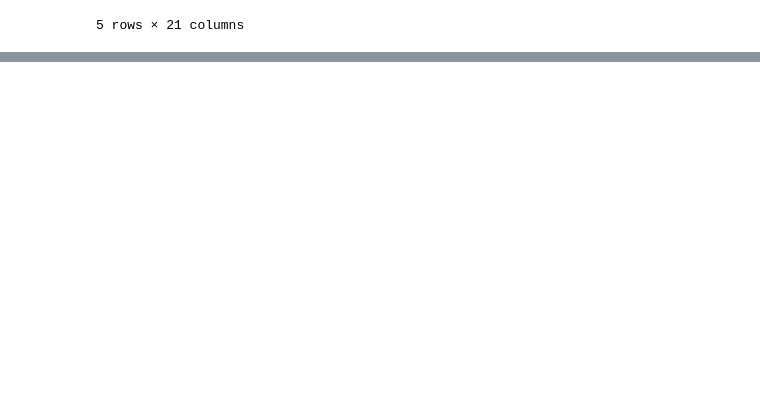
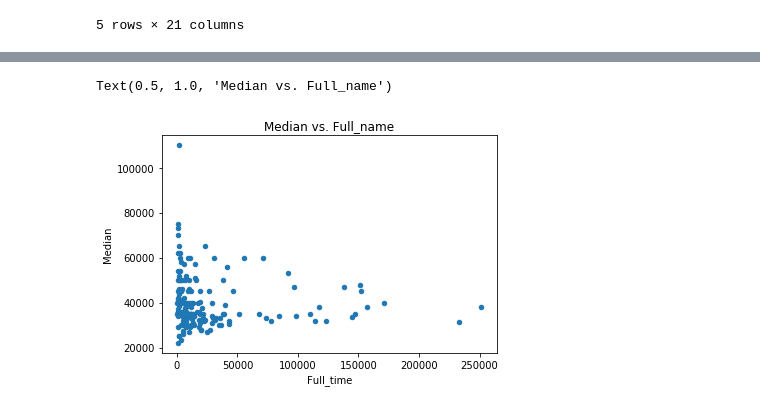
Before and after one commit to mingyyy/dataquest_projects, a Jupyter notebook: DQ_visualization_recent_grads.ipynb, the cells around one changed output, grey strips where cells are left out. Saved outputs shown, nothing was run; the diff lists cells and outputs as text; code cells hidden in the pictures; blank space fills up the shorter version.

```diff
--- a/DQ_visualization_recent_grads.ipynb
+++ b/DQ_visualization_recent_grads.ipynb
@@ -61,0 +78,8 @@ cleaned_data_count = 172
+# %%
+# Explore the relation between number of full-time employees and median salary
+
+ax3=recent_grads.plot(x='Full_time',y='Median', kind='scatter')
+ax3.set_title('Median vs. Full_name')
+# %% [output]
+Text(0.5, 1.0, 'Median vs. Full_name')
+[figure, added]
```
Also changed, not shown: parts of 28 cells of this notebook.
